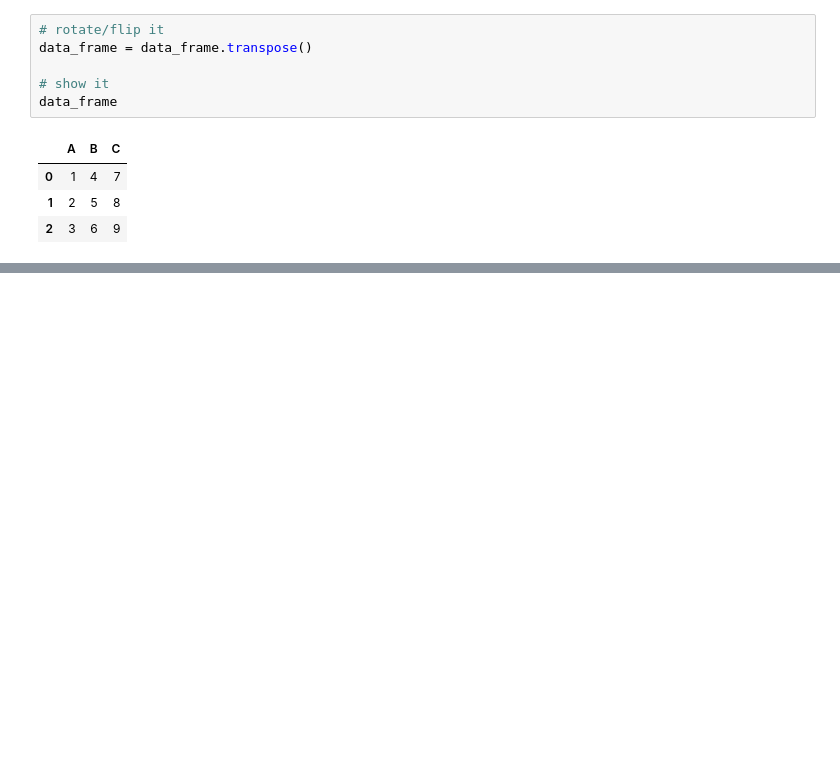
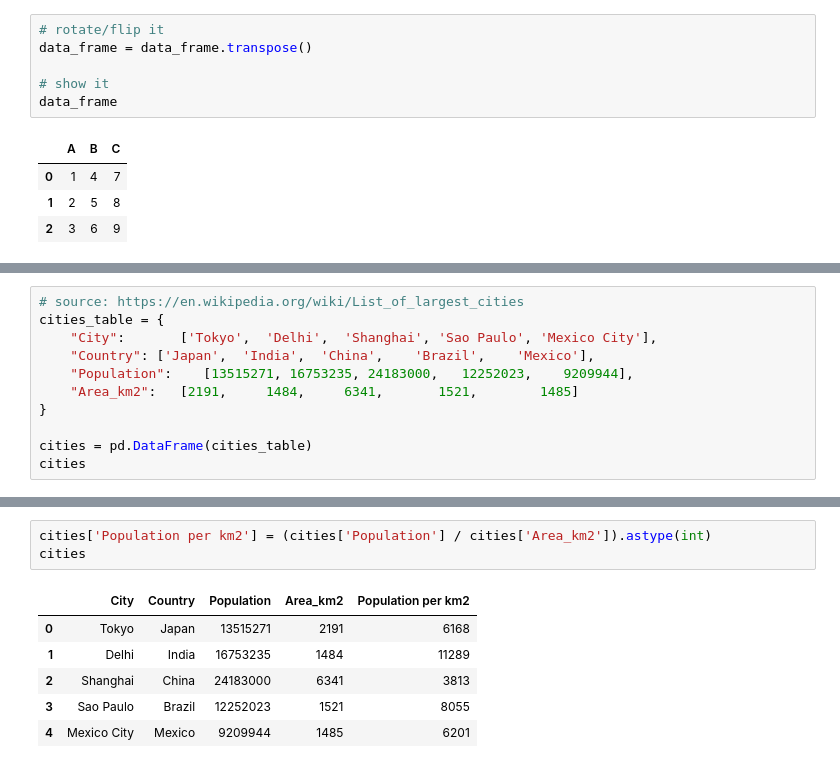
Before and after one commit to BiAPoL/Bio-image_Analysis_with_Python, a Jupyter notebook: biostatistics/processing_tables_with_pandas.ipynb, the cells around one changed output, grey strips where cells are left out. Saved outputs shown, nothing was run; the diff lists cells and outputs as text; blank space fills up the shorter version.

```diff
--- a/biostatistics/processing_tables_with_pandas.ipynb
+++ b/biostatistics/processing_tables_with_pandas.ipynb
@@ -86,0 +96,11 @@ data_frame
+# %%
+# source: https://en.wikipedia.org/wiki/List_of_largest_cities
+cities_table = {
+    "City":       ['Tokyo',  'Delhi',  'Shanghai', 'Sao Paulo', 'Mexico City'],
+    "Country": ['Japan',  'India',  'China',    'Brazil',    'Mexico'],
+    "Population":    [13515271, 16753235, 24183000,   12252023,    9209944],
+    "Area_km2":   [2191,     1484,     6341,       1521,        1485]
+}
+
+cities = pd.DataFrame(cities_table)
+cities
@@ -86,0 +166,10 @@ data_frame
+# %%
+cities['Population per km2'] = (cities['Population'] / cities['Area_km2']).astype(int)
+cities
+# %% [output]
+|  | City | Country | Population | Area_km2 | Population per km2 |
+| 0 | Tokyo | Japan | 13515271 | 2191 | 6168 |
+| 1 | Delhi | India | 16753235 | 1484 | 11289 |
+| 2 | Shanghai | China | 24183000 | 6341 | 3813 |
+| 3 | Sao Paulo | Brazil | 12252023 | 1521 | 8055 |
+| 4 | Mexico City | Mexico | 9209944 | 1485 | 6201 |
```
Also changed, not shown: parts of 38 cells of this notebook, 4 other files.
